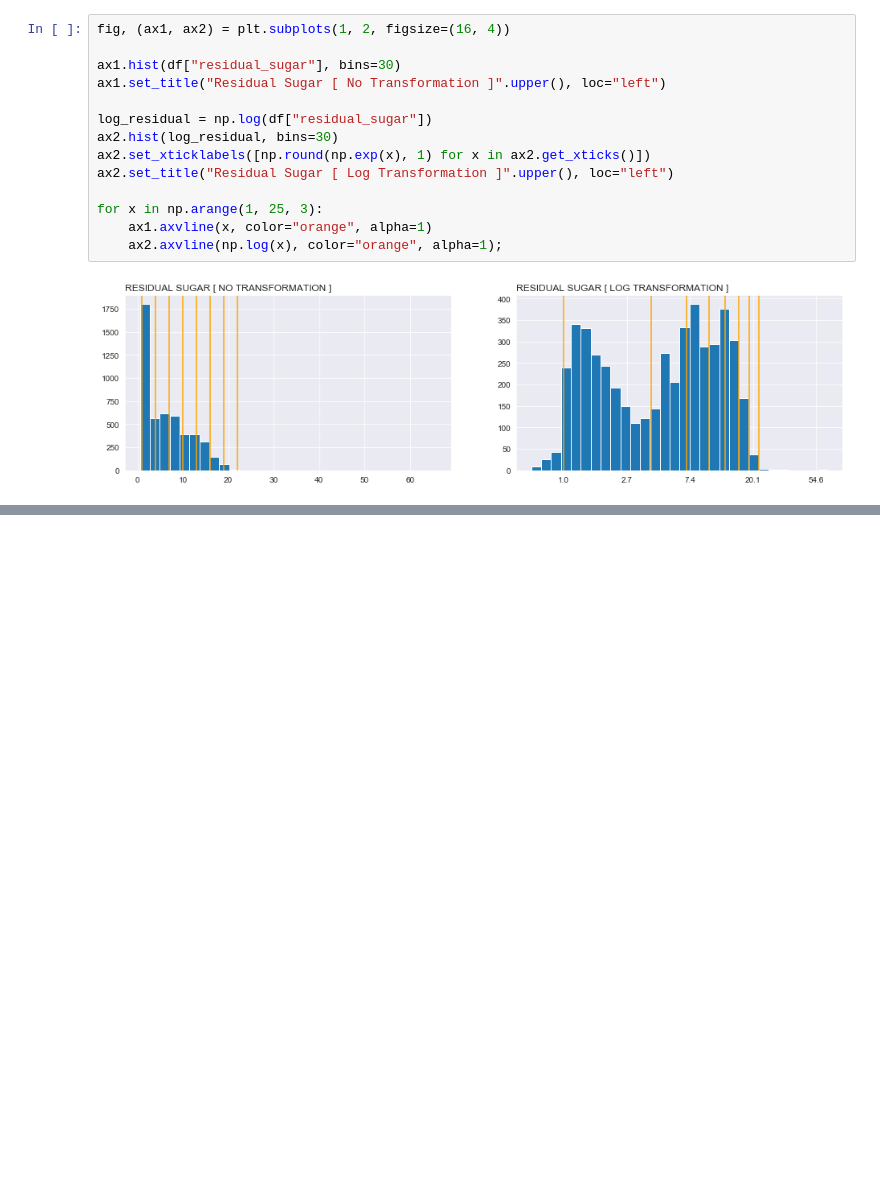
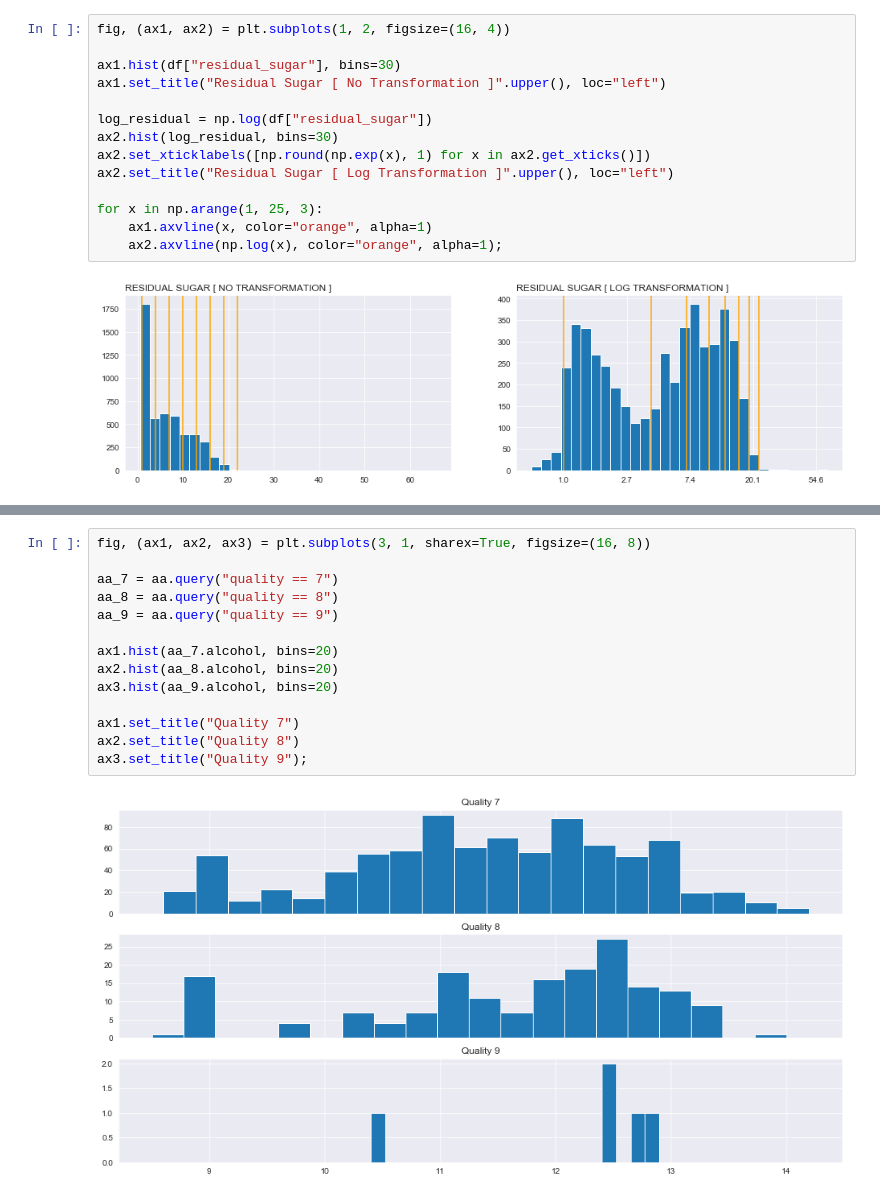
Before and after one commit to hoadcoder/SundayLearning, a Jupyter notebook: an04_wine_analysis.ipynb, the cells around one changed output, grey strips where cells are left out. Saved outputs shown, nothing was run; the diff lists cells and outputs as text; blank space fills up the shorter version.

```diff
--- a/an04_wine_analysis.ipynb
+++ b/an04_wine_analysis.ipynb
@@ -90,0 +165,16 @@ for x in np.arange(1, 25, 3):
+# %%
+fig, (ax1, ax2, ax3) = plt.subplots(3, 1, sharex=True, figsize=(16, 8))
+
+aa_7 = aa.query("quality == 7")
+aa_8 = aa.query("quality == 8")
+aa_9 = aa.query("quality == 9")
+
+ax1.hist(aa_7.alcohol, bins=20)
+ax2.hist(aa_8.alcohol, bins=20)
+ax3.hist(aa_9.alcohol, bins=20)
+
+ax1.set_title("Quality 7")
+ax2.set_title("Quality 8")
+ax3.set_title("Quality 9");
+# %% [output]
+[figure, added]
```
Also changed, not shown: parts of 16 cells of this notebook.
